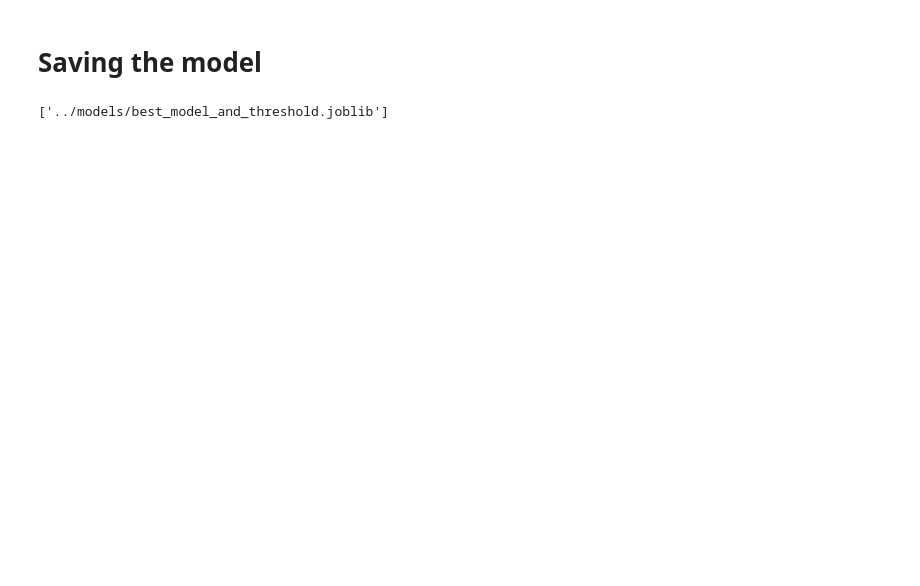
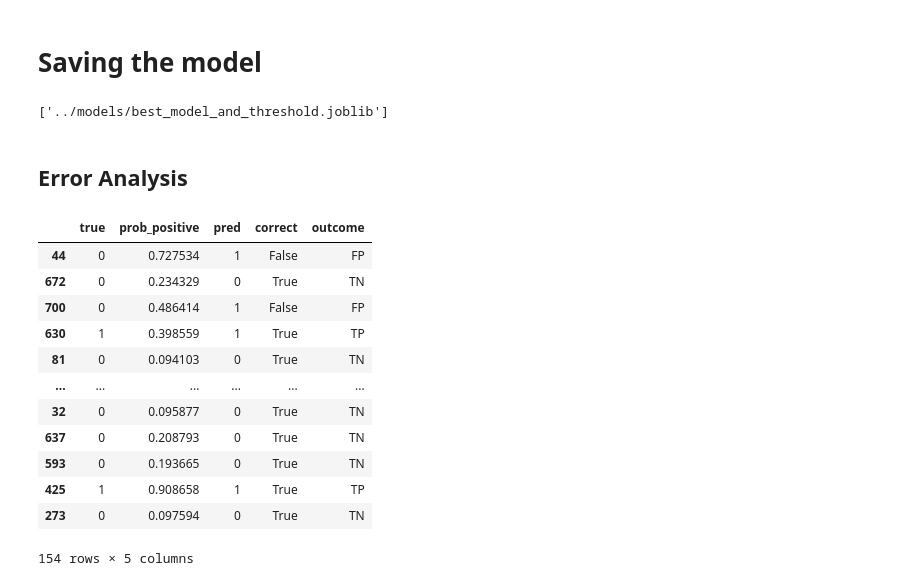
Before and after one commit to abdulazeemsodimu/diabetes_prediction, a Jupyter notebook: notebooks/modelling v2.ipynb, the cells around one changed output. Saved outputs shown, nothing was run; the diff lists cells and outputs as text; code cells hidden in the pictures; blank space fills up the shorter version.

```diff
--- a/notebooks/modelling v2.ipynb
+++ b/notebooks/modelling v2.ipynb
@@ -640,3 +646,5 @@ artifact = {
 dump(artifact, '../models/best_model_and_threshold.joblib')
 # %% [output]
 ['../models/best_model_and_threshold.joblib']
+# %% [markdown]
+## Error Analysis
@@ -642,0 +673,16 @@ dump(artifact, '../models/best_model_and_threshold.joblib')
+# %%
+df
+# %% [output]
+|  | true | prob_positive | pred | correct | outcome |
+| 44 | 0 | 0.727534 | 1 | False | FP |
+| 672 | 0 | 0.234329 | 0 | True | TN |
+| 700 | 0 | 0.486414 | 1 | False | FP |
+| 630 | 1 | 0.398559 | 1 | True | TP |
+| 81 | 0 | 0.094103 | 0 | True | TN |
+| ... | ... | ... | ... | ... | ... |
+| 32 | 0 | 0.095877 | 0 | True | TN |
+| 637 | 0 | 0.208793 | 0 | True | TN |
+| 593 | 0 | 0.193665 | 0 | True | TN |
+| 425 | 1 | 0.908658 | 1 | True | TP |
+| 273 | 0 | 0.097594 | 0 | True | TN |
+154 rows × 5 columns
```
Also changed, not shown: parts of 22 cells of this notebook, 4 other files.
